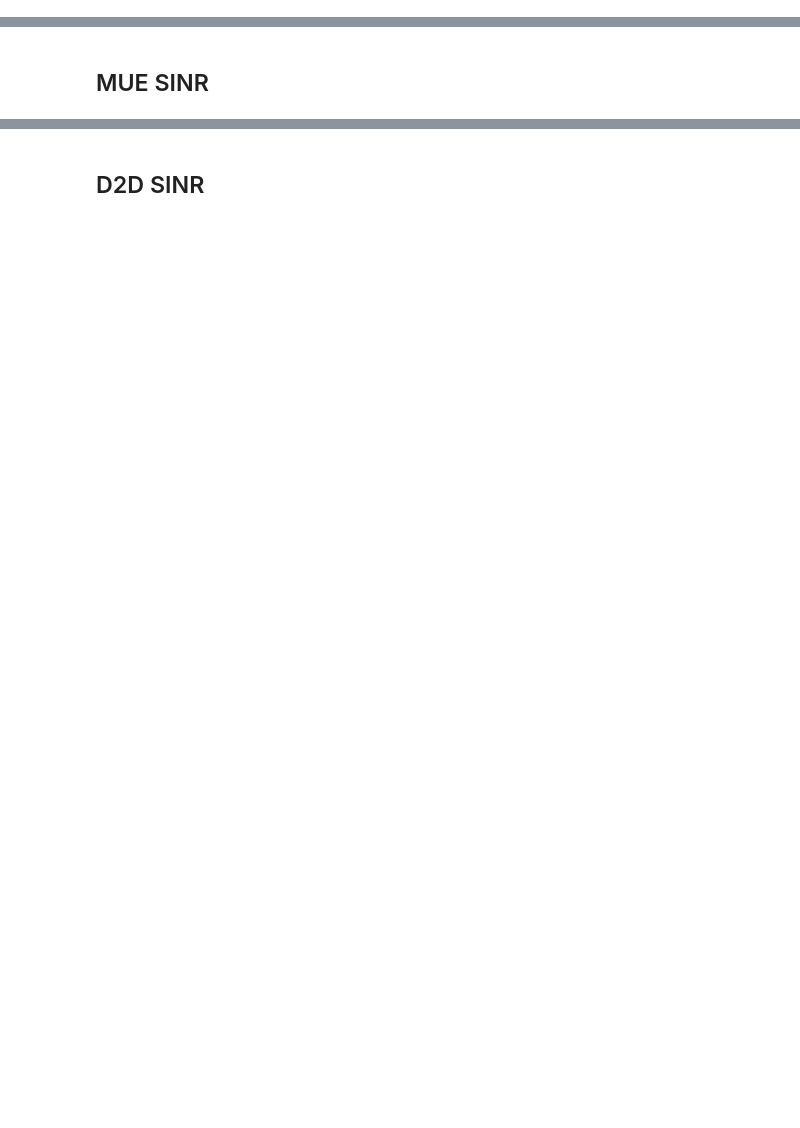
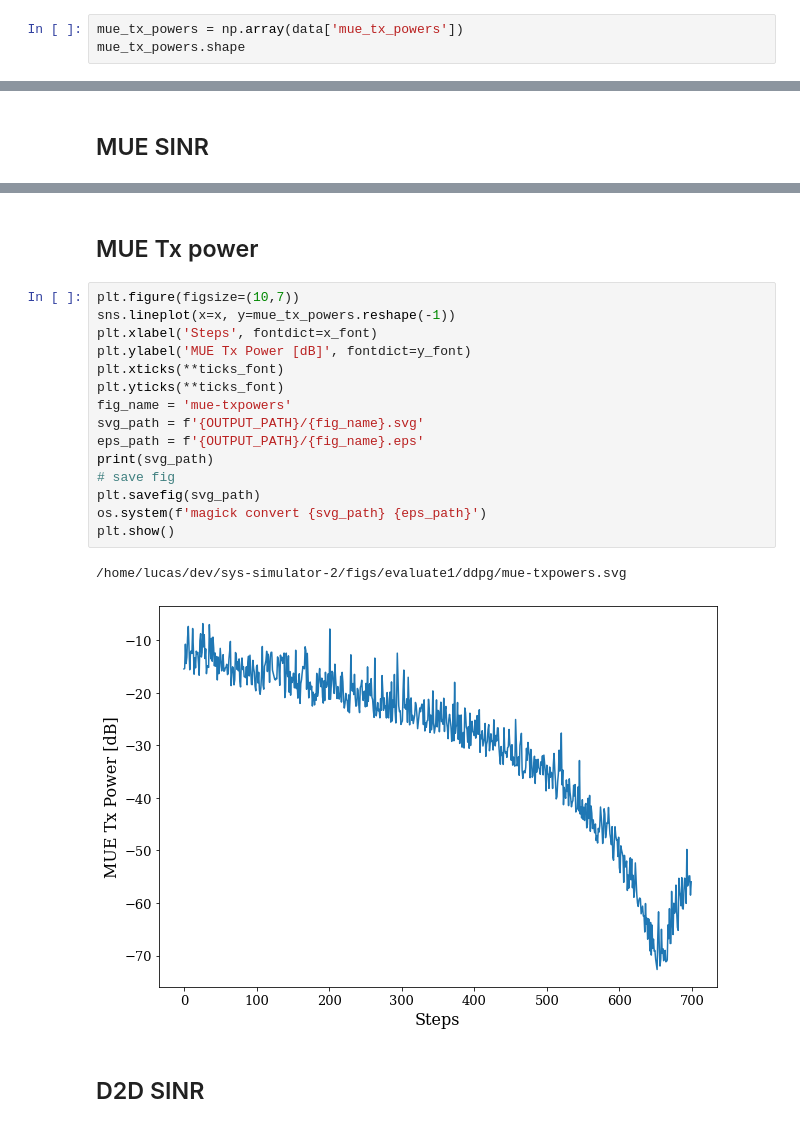
Before and after one commit to lbaiao/sys-simulator-2, a Jupyter notebook: notebooks/figs-notebooks/convergencia.ipynb, the cells around one changed output, grey strips where cells are left out. Drawn from its saved outputs; the diff is of its cells as text; blank space fills up the shorter version.

```diff
--- a/notebooks/figs-notebooks/convergencia.ipynb
+++ b/notebooks/figs-notebooks/convergencia.ipynb
@@ -85,0 +56,3 @@ rewards.shape
+# %%
+mue_tx_powers = np.array(data['mue_tx_powers'])
+mue_tx_powers.shape
@@ -152,2 +109,22 @@ D:\Dev\sys-simulator-2\figs\convergencia\dql\mue-sinr.svg
+# %% [markdown]
+## MUE Tx power
+# %%
+plt.figure(figsize=(10,7))
+sns.lineplot(x=x, y=mue_tx_powers.reshape(-1))
+plt.xlabel('Steps', fontdict=x_font)
+plt.ylabel('MUE Tx Power [dB]', fontdict=y_font)
+plt.xticks(**ticks_font)
+plt.yticks(**ticks_font)
+fig_name = 'mue-txpowers'
+svg_path = f'{OUTPUT_PATH}/{fig_name}.svg'
+eps_path = f'{OUTPUT_PATH}/{fig_name}.eps'
+print(svg_path)
+# save fig
+plt.savefig(svg_path)
+os.system(f'magick convert {svg_path} {eps_path}')
+plt.show()
+# %% [output]
+/home/lucas/dev/sys-simulator-2/figs/evaluate1/ddpg/mue-txpowers.svg
+[figure, added]
 # %% [markdown]
 ## D2D SINR
```
Also changed, not shown: parts of 32 cells of this notebook, 6 other files.
